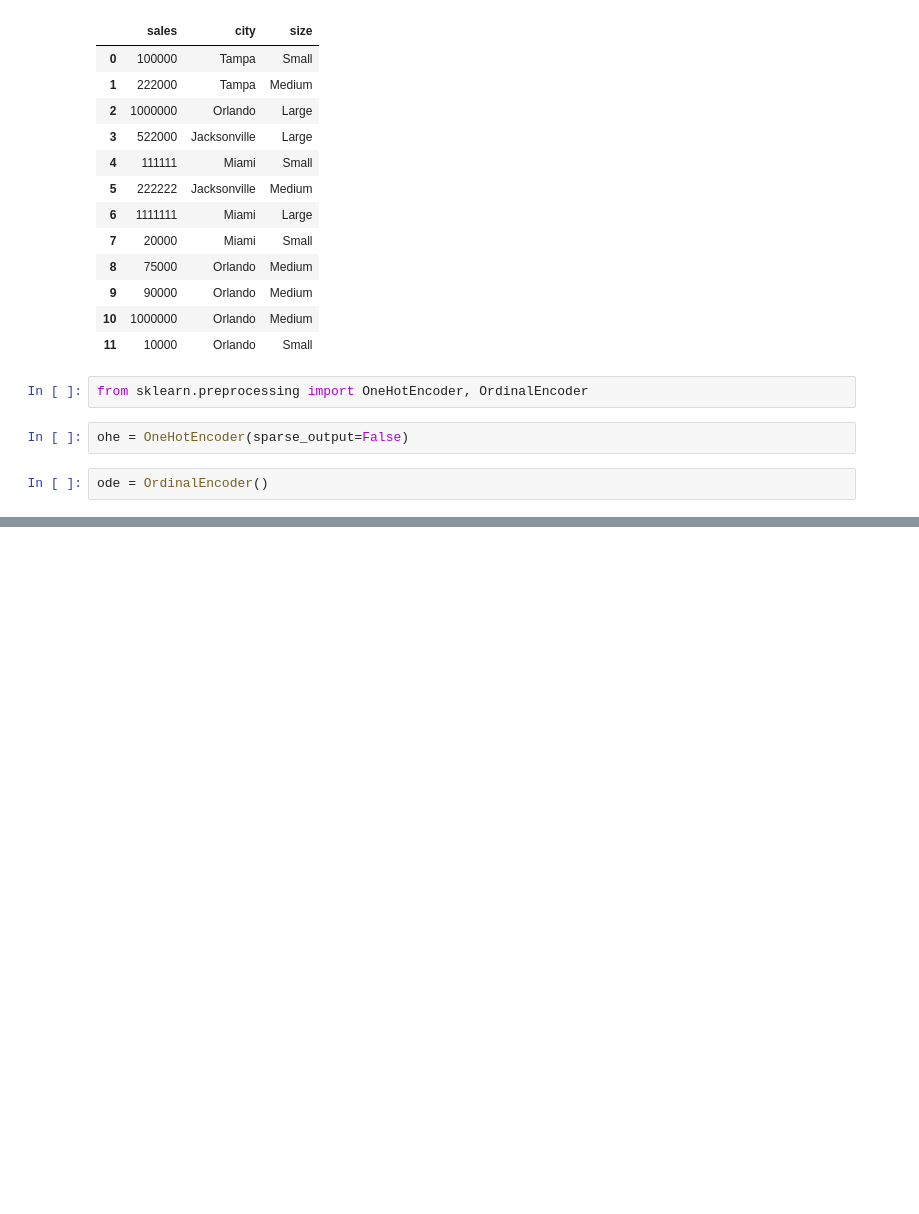
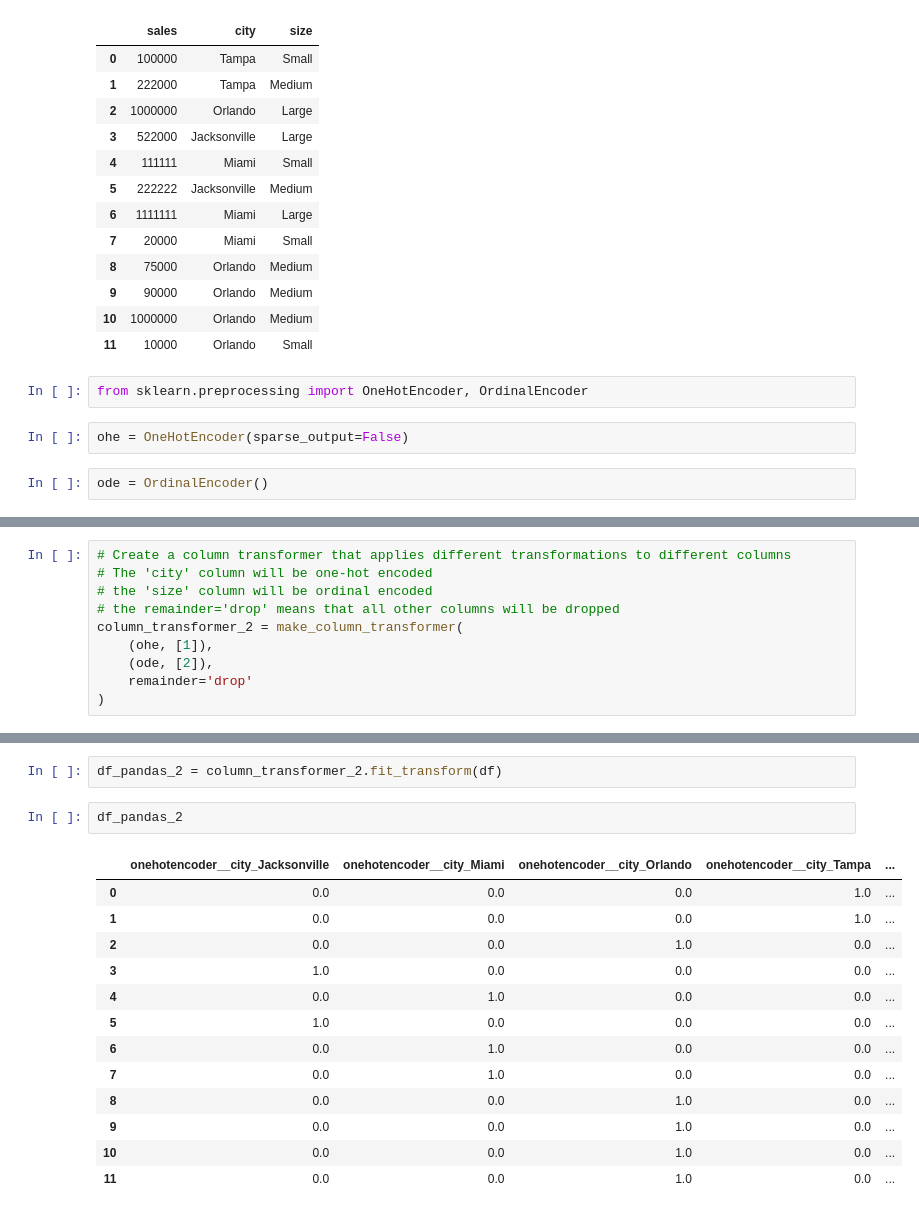
Before and after one commit to Ananay8425/Scikit-Learn, a Jupyter notebook: Column-Transformer/column-transformer.ipynb, the cells around one changed output, grey strips where cells are left out. Drawn from its saved outputs; the diff is of its cells as text; blank space fills up the shorter version.

```diff
--- a/Column-Transformer/column-transformer.ipynb
+++ b/Column-Transformer/column-transformer.ipynb
@@ -50,0 +76,10 @@ column_transformer = ColumnTransformer(
+# %%
+# Create a column transformer that applies different transformations to different columns
+# The 'city' column will be one-hot encoded
+# the 'size' column will be ordinal encoded
+# the remainder='drop' means that all other columns will be dropped
+column_transformer_2 = make_column_transformer(
+    (ohe, [1]),
+    (ode, [2]),
+    remainder='drop'
+)
@@ -50,0 +92,18 @@ column_transformer = ColumnTransformer(
+# %%
+df_pandas_2 = column_transformer_2.fit_transform(df)
+# %%
+df_pandas_2
+# %% [output]
+|  | onehotencoder__city_Jacksonville | onehotencoder__city_Miami | onehotencoder__city_Orlando | onehotencoder__city_Tampa | ... |
+| 0 | 0.0 | 0.0 | 0.0 | 1.0 | ... |
+| 1 | 0.0 | 0.0 | 0.0 | 1.0 | ... |
+| 2 | 0.0 | 0.0 | 1.0 | 0.0 | ... |
+| 3 | 1.0 | 0.0 | 0.0 | 0.0 | ... |
+| 4 | 0.0 | 1.0 | 0.0 | 0.0 | ... |
+| 5 | 1.0 | 0.0 | 0.0 | 0.0 | ... |
+| 6 | 0.0 | 1.0 | 0.0 | 0.0 | ... |
+| 7 | 0.0 | 1.0 | 0.0 | 0.0 | ... |
+| 8 | 0.0 | 0.0 | 1.0 | 0.0 | ... |
+| 9 | 0.0 | 0.0 | 1.0 | 0.0 | ... |
+| 10 | 0.0 | 0.0 | 1.0 | 0.0 | ... |
+| 11 | 0.0 | 0.0 | 1.0 | 0.0 | ... |
```
Also changed, not shown: parts of 10 cells of this notebook, 1 other file.
